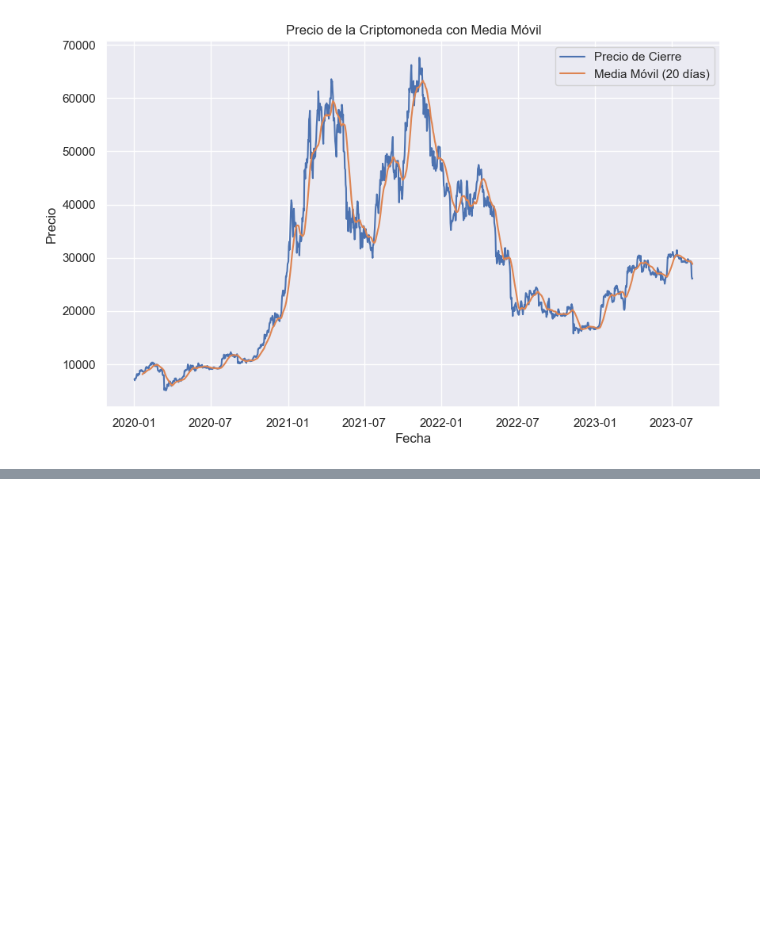
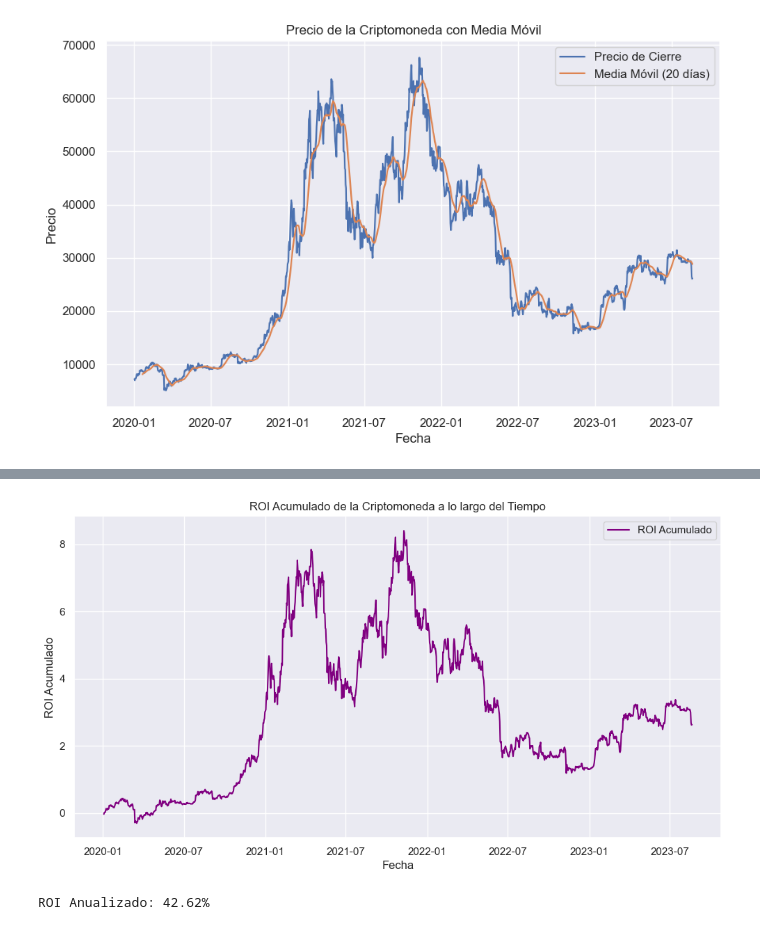
Before and after one commit to Constanzafl/Proyecto2_Data_Analytics, a Jupyter notebook: EDA/EDAbitcoin.ipynb, the cells around one changed output, grey strips where cells are left out. Cells and saved outputs as stored; diff of their text form; code cells hidden in the pictures; blank space fills up the shorter version.

```diff
--- a/EDA/EDAbitcoin.ipynb
+++ b/EDA/EDAbitcoin.ipynb
@@ -164,0 +178,30 @@ bitcoin.to_csv('bitcoinDB.csv', index=False)
+# %%
+# Calcular el ROI diario
+bitcoin['ROI Diario'] = bitcoin['PRECIO-usd'].pct_change()
+
+# Calcular el ROI acumulado
+bitcoin['ROI Acumulado'] = bitcoin['ROI Diario'].add(1).cumprod().sub(1)
+
+# Calcular el número de años transcurridos
+fecha_inicial = bitcoin['FECHAS'].iloc[0]
+fecha_final = bitcoin['FECHAS'].iloc[-1]
+anios_transcurridos = (fecha_final - fecha_inicial).days / 365.25  # Usamos 365.25 para considerar años bisiestos
+
+# Calcular el ROI anualizado
+roi_anualizado = (bitcoin['ROI Acumulado'].iloc[-1] + 1) ** (1 / anios_transcurridos) - 1
+
+# Crear un gráfico de ROI acumulado a lo largo del tiempo
+plt.figure(figsize=(12, 6))
+plt.plot(bitcoin['FECHAS'], bitcoin['ROI Acumulado'], label='ROI Acumulado', color='purple')
+plt.xlabel('Fecha')
+plt.ylabel('ROI Acumulado')
+plt.title('ROI Acumulado de la Criptomoneda a lo largo del Tiempo')
+plt.legend()
+plt.grid(True)
+plt.show()
+
+# Imprimir el ROI anualizado
+print(f'ROI Anualizado: {roi_anualizado:.2%}')
+# %% [output]
+[figure, added]
+ROI Anualizado: 42.62%
```
Also changed, not shown: parts of 4 cells of this notebook, 1 other file.
